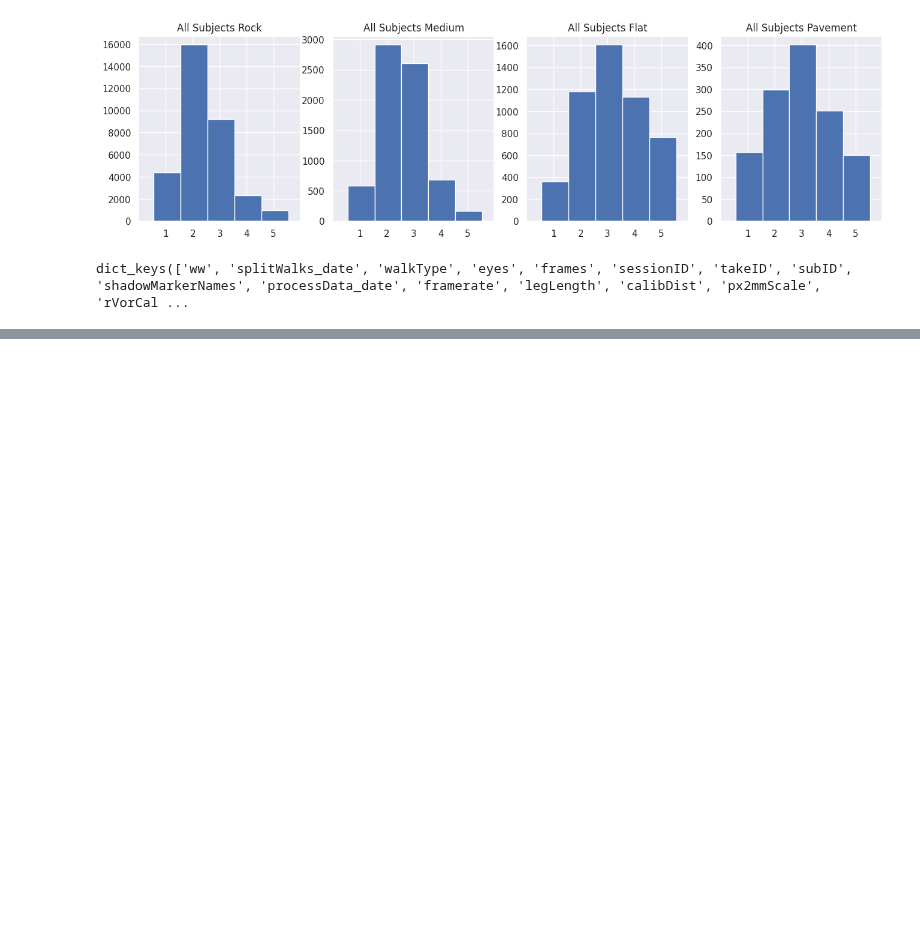
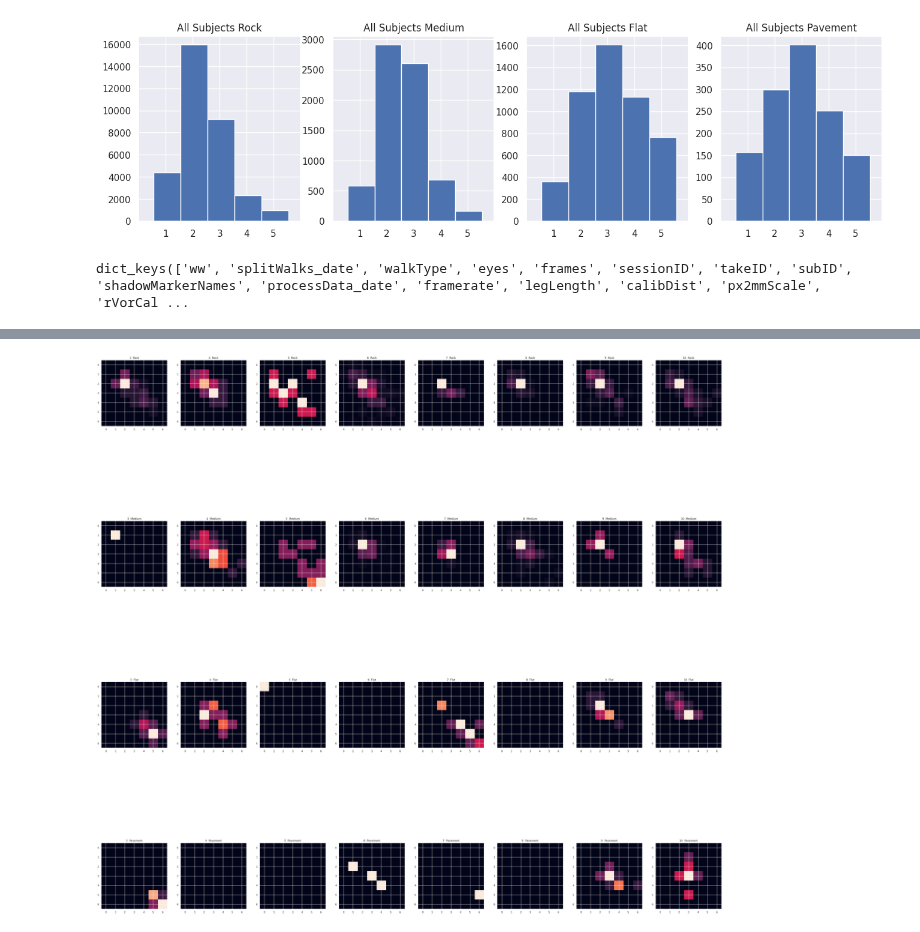
Before and after one commit to BonnenLab/visualize-skelly-laser-environment, a Jupyter notebook: fixation-histograms.ipynb, the cells around one changed output, grey strips where cells are left out. Saved outputs shown, nothing was run; the diff lists cells and outputs as text; code cells hidden in the pictures; blank space fills up the shorter version.

```diff
--- a/fixation-histograms.ipynb
+++ b/fixation-histograms.ipynb
@@ -382,0 +305,62 @@ dict_keys(['__header__', '__version__', '__globals__', 'allPoints', 'cens', 'clo
+# %%
+def create_matrix(data, walktype, nrows, ncols, subjects, n):
+    nanmax = np.nanmax(data[0])
+    nanmin = np.nanmin(data[0])
+
+    fmax = 6
+    count = np.zeros((fmax + 2, fmax +2 ))
+
+    for r1, r2 in zip(data[0][:-2],data[0][1:]):
+        if r1 > fmax or np.isnan(r1) or r1 < 0:
+            r1 = fmax + 1
+        if r2 > fmax or np.isnan(r2) or r2 < 0:
+            r2 = fmax + 1
+        count[int(r1),int(r2)] += 1
+
+    plt.subplot(nrows,ncols, n)
+    plt.title(f'{subjects}  {walktype}')
+    plt.imshow(count[0:7,:7])
+# %%
+fig = plt.figure(figsize=(50,50))
+
+for s, n in zip (range(3,11),range(1,9)):
+
+    walkNum = find_walks_with_type(s,'rock')
+    footholds,gazeGround,Data = load_data(s,walkNum)
+    distances, closest_foothold, current_foothold = distances_closest_current(footholds,gazeGround)
+    rock = fixationList_index(distances, closest_foothold, current_foothold,Data)
+
+    create_matrix(rock,'Rock',4,8,s,n)
+
+for s, n in zip (range(3,11),range(9,17)):
+
+    walkNum = find_walks_with_type(s,'medium')
+    footholds,gazeGround,Data = load_data(s,walkNum)
+    distances, closest_foothold, current_foothold = distances_closest_current(footholds,gazeGround)
+    medium = fixationList_index(distances, closest_foothold, current_foothold,Data)
+
+    create_matrix(medium,'Medium',4,8,s,n)
+
+
+for s, n in zip (range(3,11),range(17,25)):
+
+    walkNum = find_walks_with_type(s,'flat')
+    footholds,gazeGround,Data = load_data(s,walkNum)
+    distances, closest_foothold, current_foothold = distances_closest_current(footholds,gazeGround)
+    flat = fixationList_index(distances, closest_foothold, current_foothold,Data)
+
+    create_matrix(flat,'Flat',4,8,s,n)
+
+for s, n in zip (range(3,11),range(25,33)):
+
+    walkNum = find_walks_with_type(s,'pavement')
+    footholds,gazeGround,Data = load_data(s,walkNum)
+    distances, closest_foothold, current_foothold = distances_closest_current(footholds,gazeGround)
+    pavement = fixationList_index(distances, closest_foothold, current_foothold,Data)
+
+    create_matrix(pavement,'Pavement',4,8,s,n)
+
+plt.tight_layout
+plt.show()
+# %% [output]
+[figure, added]
```
Also changed, not shown: parts of 13 cells of this notebook.
